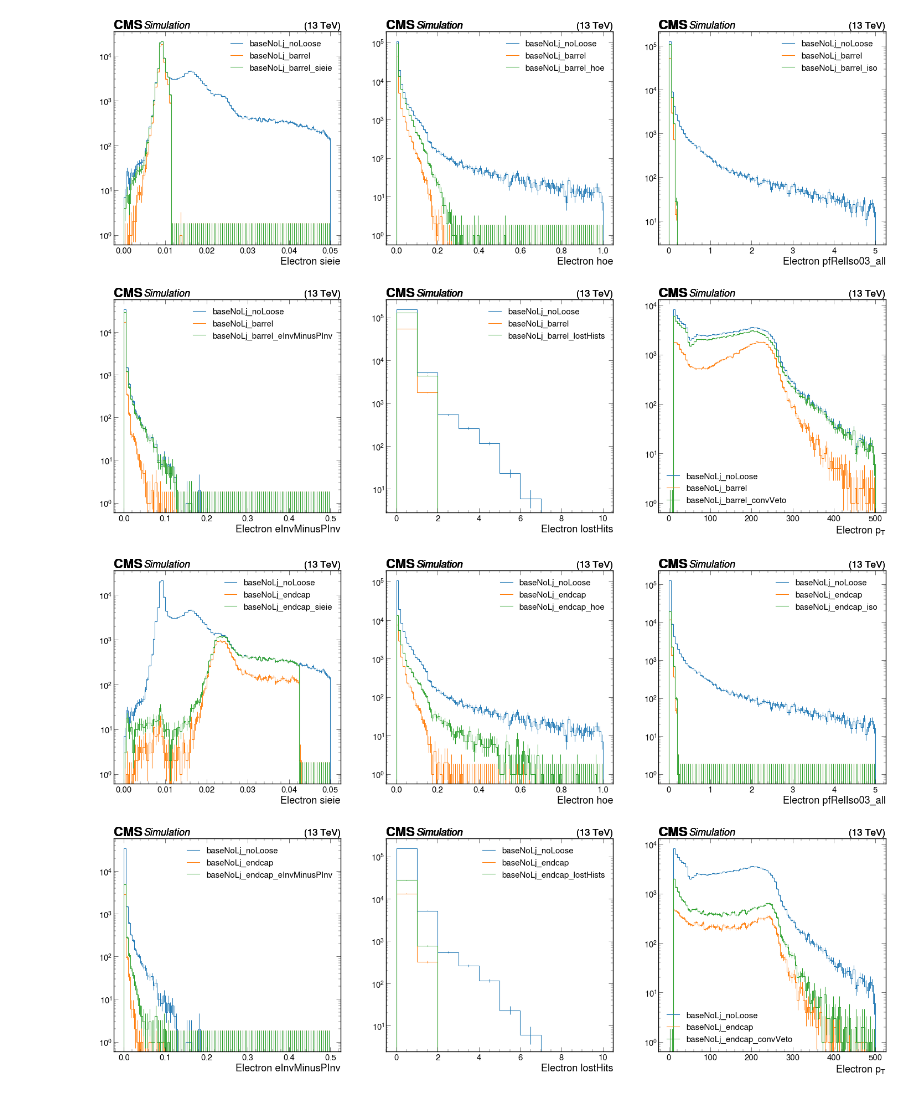
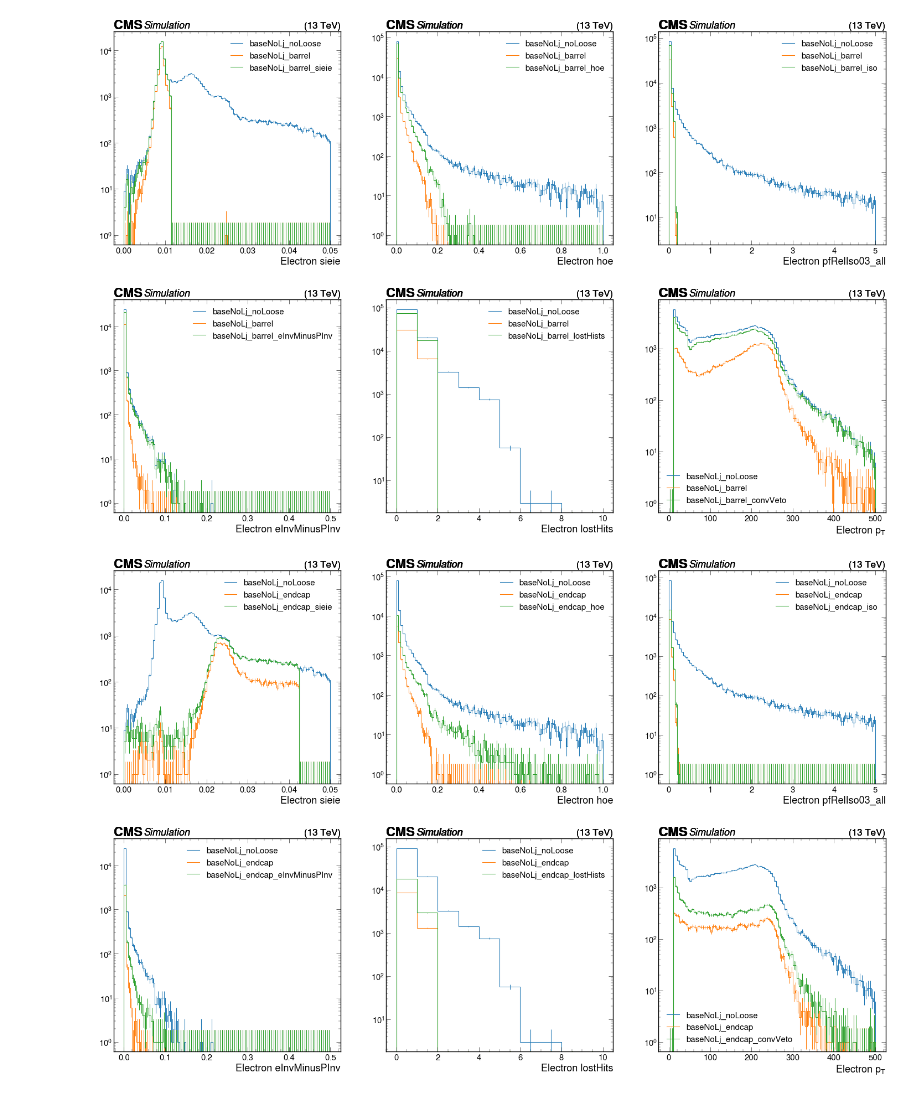
Before and after one commit to mariajose2398/SIDM, a Jupyter notebook: sidm/studies/signal_kinematics/electrons.ipynb, the cells around one changed output. Drawn from its saved outputs; the diff is of its cells as text; code cells hidden in the pictures.

```diff
--- a/sidm/studies/signal_kinematics/electrons.ipynb
+++ b/sidm/studies/signal_kinematics/electrons.ipynb
@@ -19,10 +19,10 @@ utilities.set_plot_style()
 %matplotlib inline
 # %%
 samples = [
-    '2Mu2E_500GeV_5p0GeV_0p08mm',
+    '2Mu2E_500GeV_5p0GeV_0p8mm',
 ]
 fileset = utilities.make_fileset(samples,
-                                 "llpNanoAOD_v2_merged",
+                                 "llpNanoAOD_v2",
                                  location_cfg="signal_v6.yaml"
                                 )
 runner = processor.Runner(
@@ -93,7 +93,7 @@ divide
 [interactive output not drawn]
 [interactive output not drawn]
 # %%
-hists = output["out"]["2Mu2E_500GeV_5p0GeV_0p08mm"]["hists"]
+hists = output["out"]["2Mu2E_500GeV_5p0GeV_0p8mm"]["hists"]
 channels_list =  ["baseNoLj_noLoose",
                   "baseNoLj",
                   #"baseNoLj_barrel",
@@ -146,5 +146,5 @@ plt.yscale("log")
 # %%
-hists = output["out"]["2Mu2E_500GeV_5p0GeV_0p08mm"]["hists"]
+
 channels_list =  ["baseNoLj_noLoose",
                   #"baseNoLj",
                   "baseNoLj_barrel",
@@ -197,5 +197,5 @@ plt.yscale("log")
 # %%
-hists = output["out"]["2Mu2E_500GeV_5p0GeV_0p08mm"]["hists"]
+
 fig, ax = plt.subplots(1, 3, figsize = (3*12, 10))
 plt.subplot(1, 3, 1)
 channels_list =  ["baseNoLj_noLoose",
@@ -267,10 +267,10 @@ for c in channels_list:
     plt.yscale("log")
     plt.legend(channels_list)
 # %% [output]
-[figure, old version]
+[figure, new version]
-[figure, old version]
+[figure, new version]
 # %%
-hists = output["out"]["2Mu2E_500GeV_5p0GeV_0p08mm"]["hists"]
+
 fig, ax = plt.subplots(1, 3, figsize = (3*12, 10))
 plt.subplot(1, 3, 1)
 channels_list =  ["baseNoLj_noLoose",
@@ -315,32 +315,32 @@ channels_list =  ["baseNoLj_noLoose",
 
 for c in channels_list:
     utilities.plot(hists["electron_eInvMinusPInv"][c,:], flow = 'none')
     plt.yscale("log")
     plt.legend(channels_list)
 
 plt.subplot(1, 3, 2)
 channels_list =  ["baseNoLj_noLoose",
                   #"baseNoLj",
                   "baseNoLj_endcap",
                   "baseNoLj_endcap_lostHists"
                  ]
 
 for c in channels_list:
     utilities.plot(hists["electron_lostHits"][c,:], flow = 'none')
     plt.yscale("log")
     plt.legend(channels_list)
 
 plt.subplot(1, 3, 3)
 channels_list =  ["baseNoLj_noLoose",
                   #"baseNoLj",
                   "baseNoLj_endcap",
                   "baseNoLj_endcap_convVeto"
                  ]
 
 for c in channels_list:
     utilities.plot(hists["electron_pt"][c,:], flow = 'none')
     plt.yscale("log")
     plt.legend(channels_list)
 # %% [output]
-[figure, old version]
+[figure, new version]
-[figure, old version]
+[figure, new version]
```
Also changed, not shown: parts of 3 cells of this notebook.
